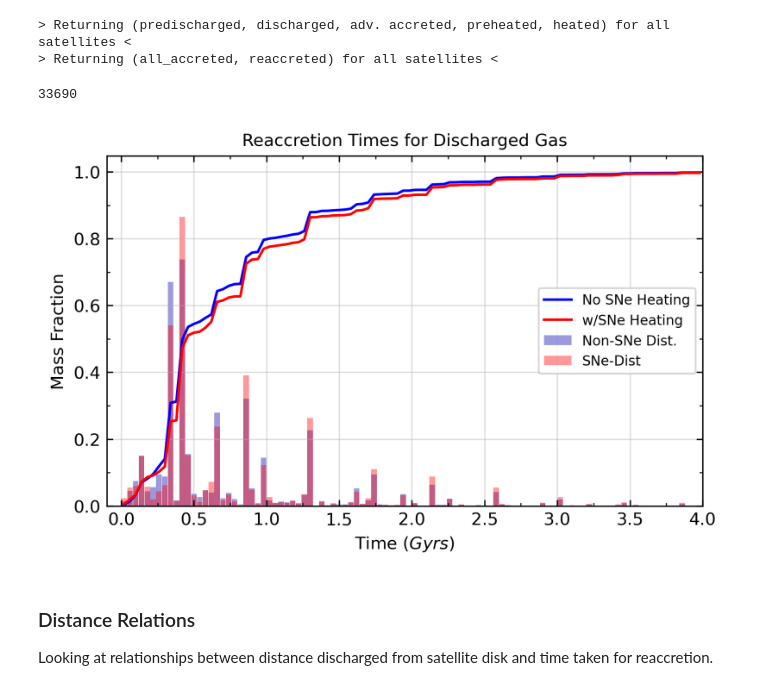
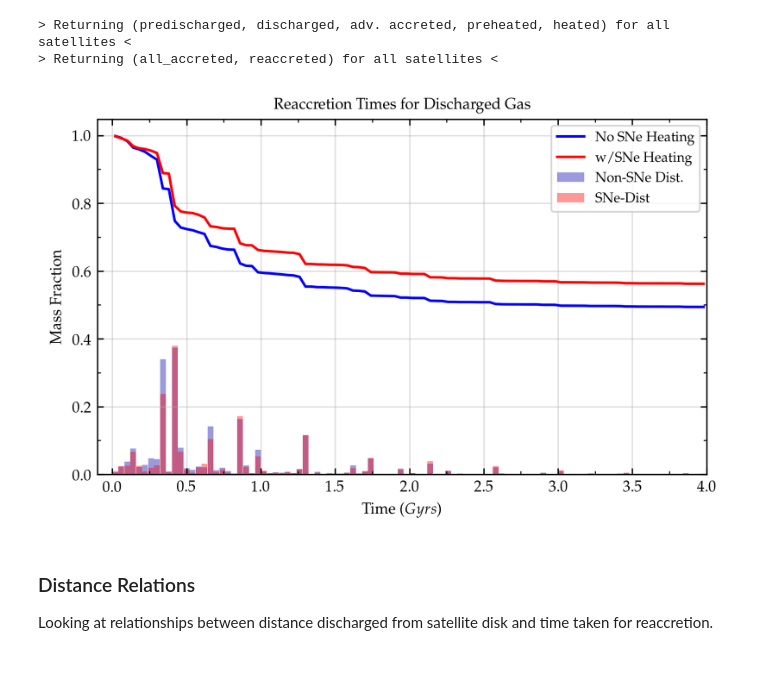
Before and after one commit to leoglonz/Astro_map, a Jupyter notebook: StellarFeedback_p3.ipynb, the cells around one changed output. Cells and saved outputs as stored; diff of their text form; code cells hidden in the pictures.

```diff
--- a/StellarFeedback_p3.ipynb
+++ b/StellarFeedback_p3.ipynb
@@ -277,9 +281,5 @@ cold_acc = reaccreted[reaccreted.sneHeated==False]
 hot_acc = reaccreted[reaccreted.sneHeated==True]
 
 # creating weight attributes for plotting.
-cold_acc['weight'] = cold_acc['mass'] / cold_acc['mass'].sum()
-hot_acc['weight'] = hot_acc['mass'] / hot_acc['mass'].sum()
+cold_acc['weight'] = cold_acc['mass'] / discharged[discharged.sneHeated==False]['mass'].sum()
+hot_acc['weight'] = hot_acc['mass'] / discharged[discharged.sneHeated==True]['mass'].sum()
-# %%
-len(hot_acc)
-# %% [output]
-33690
@@ -292,42 +294,42 @@ fig, ax = plt.subplots(1,1,dpi=300, figsize=(5.5,3.5), constrained_layout=True)
 # accumulation plot for non-SNe-heated.
 y1, x = np.histogram(cold_acc.recycleTime, bins=bins, weights=cold_acc.weight, range=(0, 4))
 bincenters = 0.5*(x[1:] + x[:-1])
-sum = np.cumsum(y1)
+sum = 1 - np.cumsum(y1)
 ax.plot(bincenters, sum, alpha=1.0, c='blue', label='No SNe Heating')
 
 # accumulation plot for SNe-heated.
 y1, x = np.histogram(hot_acc.recycleTime, bins=bins, weights=hot_acc.weight, range=(0, 4))
 bincenters = 0.5*(x[1:] + x[:-1])
-sum = np.cumsum(y1)
+sum = 1 - np.cumsum(y1)
 ax.plot(bincenters, sum, alpha=1.0, c='red', label='w/SNe Heating')
 
 
 # general distribution histogram; scaling weights by 5 to make histogram visible against accum. plot.
 ax.hist(cold_acc.recycleTime, bins=bins, weights=4*cold_acc.weight, color='#0504aa', alpha=0.4, rwidth=0.95,\
         range=(0, 4), label='Non-SNe Dist.')
 ax.hist(hot_acc.recycleTime, bins=bins, weights=4*hot_acc.weight, color='red', alpha=0.4, rwidth=0.95,\
         range=(0, 4), label='SNe-Dist')
 
 ax.set_title('Reaccretion Times for Discharged Gas', fontsize='medium')
 ax.set_xlabel(r'Time ($Gyrs$)')
 ax.set_ylabel('Mass Fraction')
 ax.set_xlim(-0.1,4)
 # ax.set_ylim(0,0.2)
 
 ax.xaxis.set_minor_locator(mpl.ticker.MultipleLocator(0.25))
 ax.yaxis.set_minor_locator(mpl.ticker.MultipleLocator(0.1))
 
 ax.ticklabel_format(axis="y", style="plain",scilimits=(0,0))
 ax.tick_params(direction='in',which='both',right=True,top=True)
 ax.grid(alpha=0.4, zorder=-1000)
 
 ax.legend(frameon=True, fontsize='8')
 
 plt.savefig('plots/reacc_sne.pdf')
 
 plt.show()
 # %% [output]
-[figure, old version]
+[figure, new version]
 # %% [markdown]
 ### Distance Relations <a class="anchor" id="dis"></a>
 
```
Also changed, not shown: parts of 3 cells of this notebook, 9 other files.
